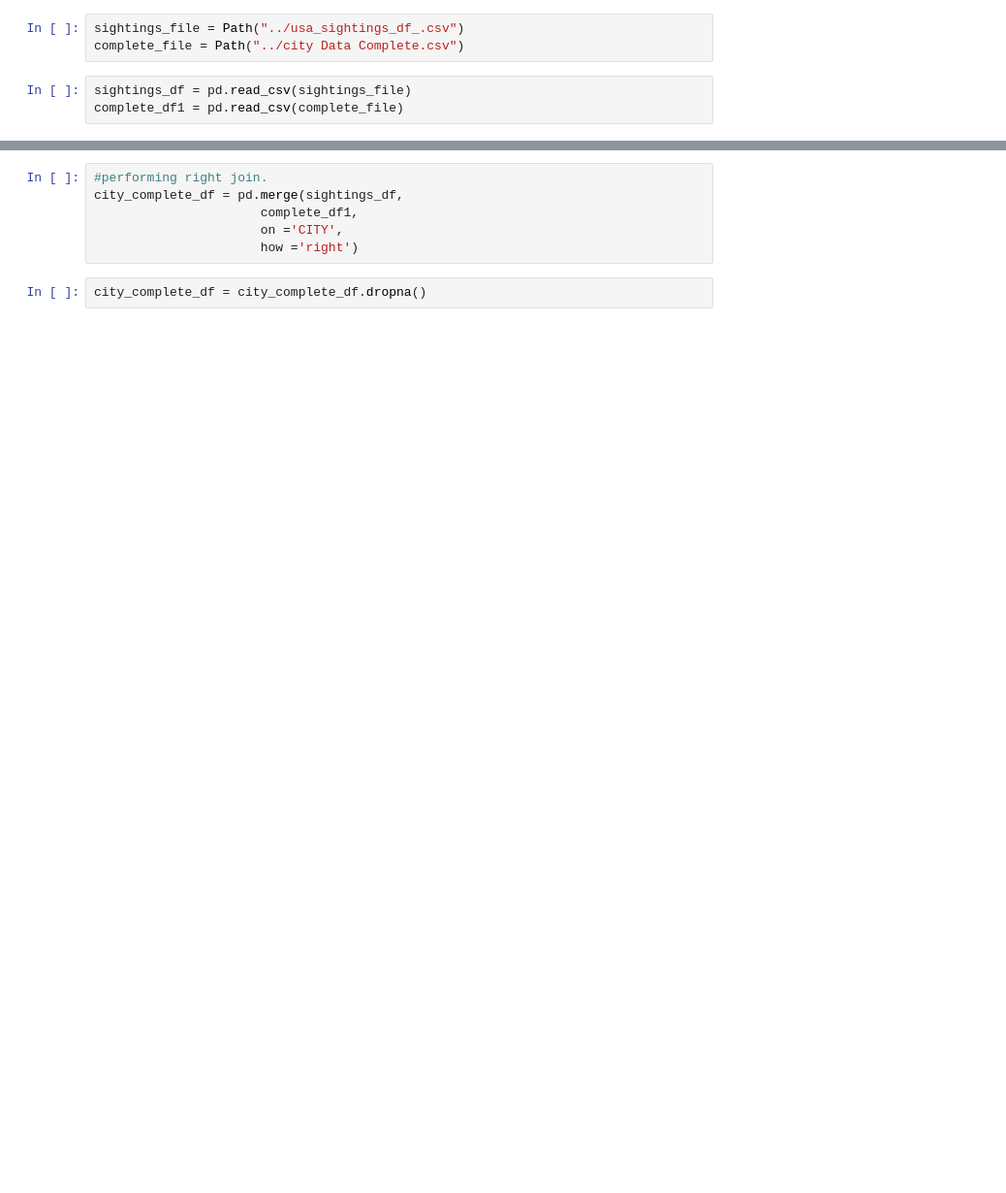
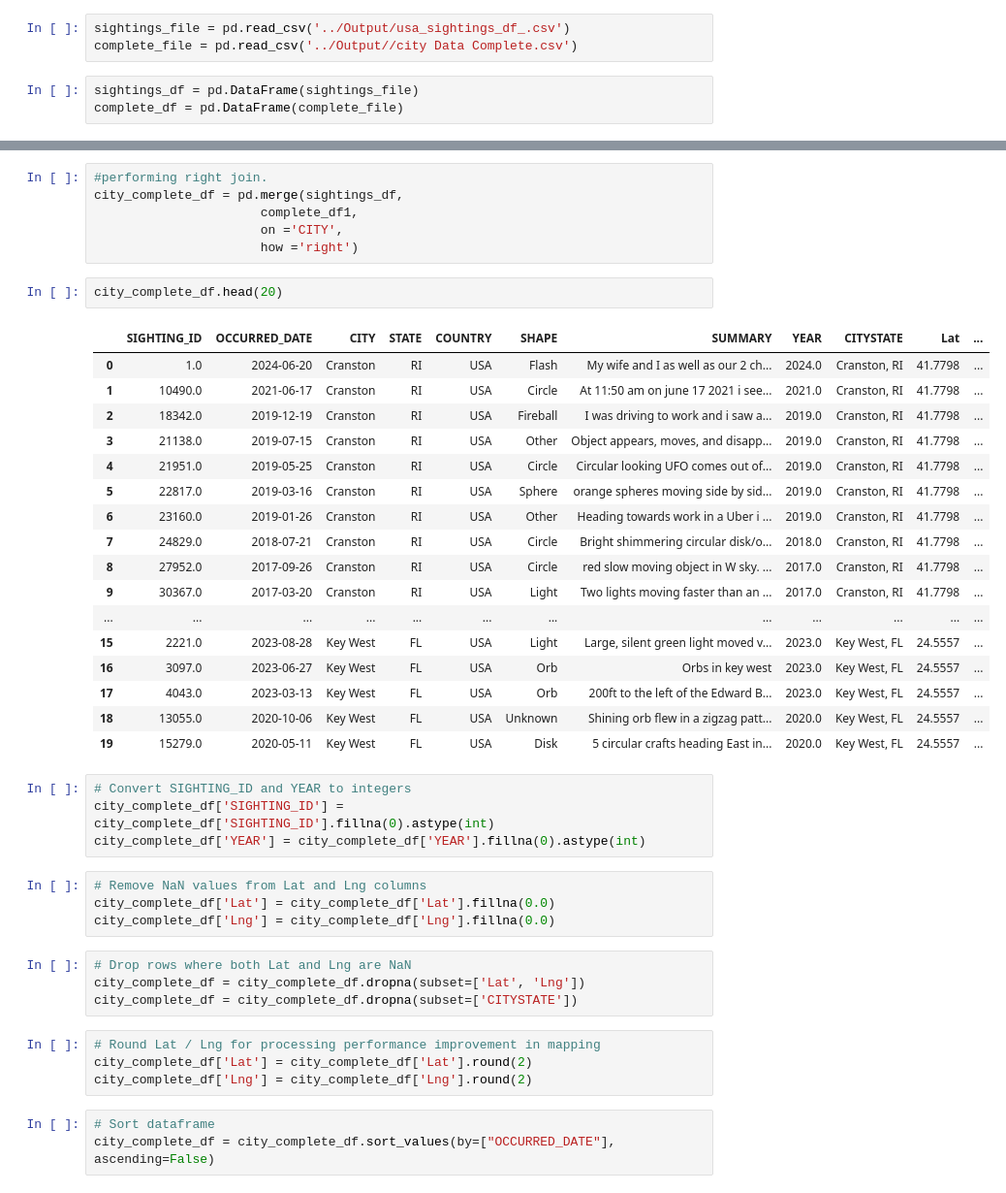
Before and after one commit to gfoley15/you_only_know_what_UFO, a Jupyter notebook: Code/02_Merge_Sightings_City_Coordinates.ipynb, the cells around one changed output, grey strips where cells are left out. Shown at 97% size. Drawn from its saved outputs; the diff is of its cells as text; blank space fills up the shorter version.

Commit message:
sightings api route, sightings data cleaning

```diff
--- a/Code/02_Merge_Sightings_City_Coordinates.ipynb
+++ b/Code/02_Merge_Sightings_City_Coordinates.ipynb
@@ -4,6 +7,6 @@ from pathlib import Path
 # %%
-sightings_file = Path("../usa_sightings_df_.csv")
-complete_file = Path("../city Data Complete.csv")
+sightings_file = pd.read_csv('../Output/usa_sightings_df_.csv')
+complete_file = pd.read_csv('../Output//city Data Complete.csv')
 # %%
-sightings_df = pd.read_csv(sightings_file)
-complete_df1 = pd.read_csv(complete_file)
+sightings_df = pd.DataFrame(sightings_file)
+complete_df = pd.DataFrame(complete_file)
@@ -23,4 +36,41 @@ city_complete_df = pd.merge(sightings_df,
                       on ='CITY',
                       how ='right')
 # %%
-city_complete_df = city_complete_df.dropna()
+city_complete_df.head(20)
+# %% [output]
+|  | SIGHTING_ID | OCCURRED_DATE | CITY | STATE | COUNTRY | SHAPE | SUMMARY | YEAR | CITYSTATE | Lat | ... |
+| 0 | 1.0 | 2024-06-20 | Cranston | RI | USA | Flash | My wife and I as well as our 2 ch... | 2024.0 | Cranston, RI | 41.7798 | ... |
+| 1 | 10490.0 | 2021-06-17 | Cranston | RI | USA | Circle | At 11:50 am on june 17 2021 i see... | 2021.0 | Cranston, RI | 41.7798 | ... |
+| 2 | 18342.0 | 2019-12-19 | Cranston | RI | USA | Fireball | I was driving to work and i saw a... | 2019.0 | Cranston, RI | 41.7798 | ... |
+| 3 | 21138.0 | 2019-07-15 | Cranston | RI | USA | Other | Object appears, moves, and disapp... | 2019.0 | Cranston, RI | 41.7798 | ... |
+| 4 | 21951.0 | 2019-05-25 | Cranston | RI | USA | Circle | Circular looking UFO comes out of... | 2019.0 | Cranston, RI | 41.7798 | ... |
+| 5 | 22817.0 | 2019-03-16 | Cranston | RI | USA | Sphere | orange spheres moving side by sid... | 2019.0 | Cranston, RI | 41.7798 | ... |
+| 6 | 23160.0 | 2019-01-26 | Cranston | RI | USA | Other | Heading towards work in a Uber i ... | 2019.0 | Cranston, RI | 41.7798 | ... |
+| 7 | 24829.0 | 2018-07-21 | Cranston | RI | USA | Circle | Bright shimmering circular disk/o... | 2018.0 | Cranston, RI | 41.7798 | ... |
+| 8 | 27952.0 | 2017-09-26 | Cranston | RI | USA | Circle | red slow moving object in W sky. ... | 2017.0 | Cranston, RI | 41.7798 | ... |
+| 9 | 30367.0 | 2017-03-20 | Cranston | RI | USA | Light | Two lights moving faster than an ... | 2017.0 | Cranston, RI | 41.7798 | ... |
+| ... | ... | ... | ... | ... | ... | ... | ... | ... | ... | ... | ... |
+| 15 | 2221.0 | 2023-08-28 | Key West | FL | USA | Light | Large, silent green light moved v... | 2023.0 | Key West, FL | 24.5557 | ... |
+| 16 | 3097.0 | 2023-06-27 | Key West | FL | USA | Orb | Orbs in key west | 2023.0 | Key West, FL | 24.5557 | ... |
+| 17 | 4043.0 | 2023-03-13 | Key West | FL | USA | Orb | 200ft to the left of the Edward B... | 2023.0 | Key West, FL | 24.5557 | ... |
+| 18 | 13055.0 | 2020-10-06 | Key West | FL | USA | Unknown | Shining orb flew in a zigzag patt... | 2020.0 | Key West, FL | 24.5557 | ... |
+| 19 | 15279.0 | 2020-05-11 | Key West | FL | USA | Disk | 5 circular crafts heading East in... | 2020.0 | Key West, FL | 24.5557 | ... |
+# %%
+# Convert SIGHTING_ID and YEAR to integers
+city_complete_df['SIGHTING_ID'] = city_complete_df['SIGHTING_ID'].fillna(0).astype(int)
+city_complete_df['YEAR'] = city_complete_df['YEAR'].fillna(0).astype(int)
+# %%
+# Remove NaN values from Lat and Lng columns
+city_complete_df['Lat'] = city_complete_df['Lat'].fillna(0.0)
+city_complete_df['Lng'] = city_complete_df['Lng'].fillna(0.0)
+# %%
+# Drop rows where both Lat and Lng are NaN
+city_complete_df = city_complete_df.dropna(subset=['Lat', 'Lng'])
+city_complete_df = city_complete_df.dropna(subset=['CITYSTATE'])
+# %%
+# Round Lat / Lng for processing performance improvement in mapping
+city_complete_df['Lat'] = city_complete_df['Lat'].round(2)
+city_complete_df['Lng'] = city_complete_df['Lng'].round(2)
+# %%
+# Sort dataframe
+city_complete_df = city_complete_df.sort_values(by=["OCCURRED_DATE"], ascending=False)
```
Also changed, not shown: parts of 7 cells of this notebook, 3 other files.
